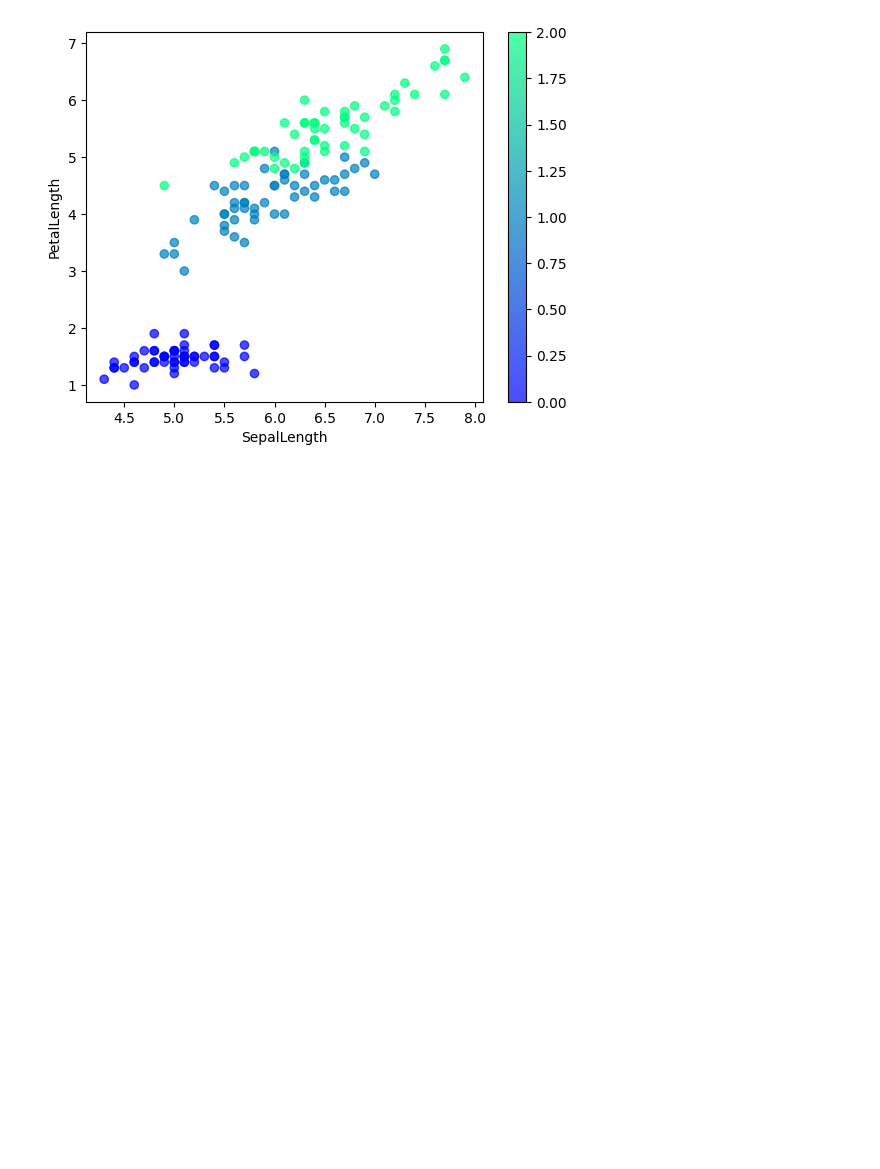
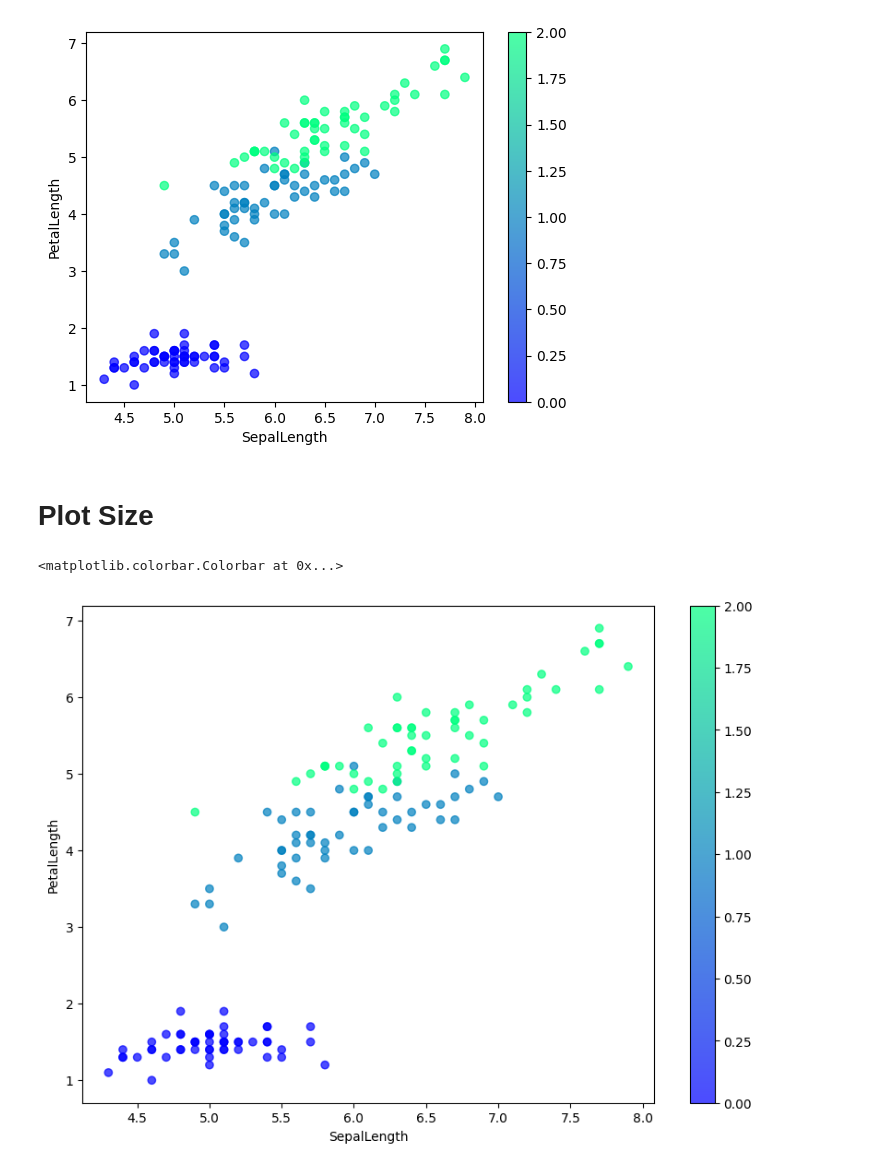
Before and after one commit to Vivek-Joshi17/Data_Visualization, a Jupyter notebook: Matplotlib_advance.ipynb, the cells around one changed output. Saved outputs shown, nothing was run; the diff lists cells and outputs as text; code cells hidden in the pictures; blank space fills up the shorter version.

Commit message:
plot_size

```diff
--- a/Matplotlib_advance.ipynb
+++ b/Matplotlib_advance.ipynb
@@ -33,3 +33,14 @@ plt.colorbar()
 # %% [output]
 <matplotlib.colorbar.Colorbar at 0x...>
 [figure]
+# %% [markdown]
+# Plot Size
+# %%
+plt.figure(figsize=(10,7))
+plt.scatter(iris['SepalLengthCm'],iris['PetalLengthCm'],c=iris['Species'],cmap='winter',alpha=0.7)
+plt.xlabel('SepalLength')
+plt.ylabel('PetalLength')
+plt.colorbar()
+# %% [output]
+<matplotlib.colorbar.Colorbar at 0x...>
+[figure, added]
```
